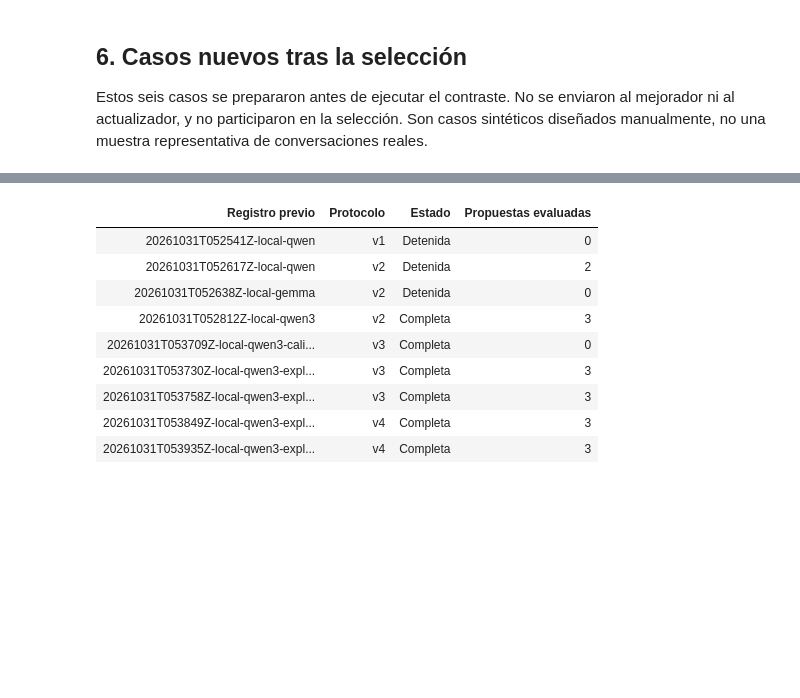
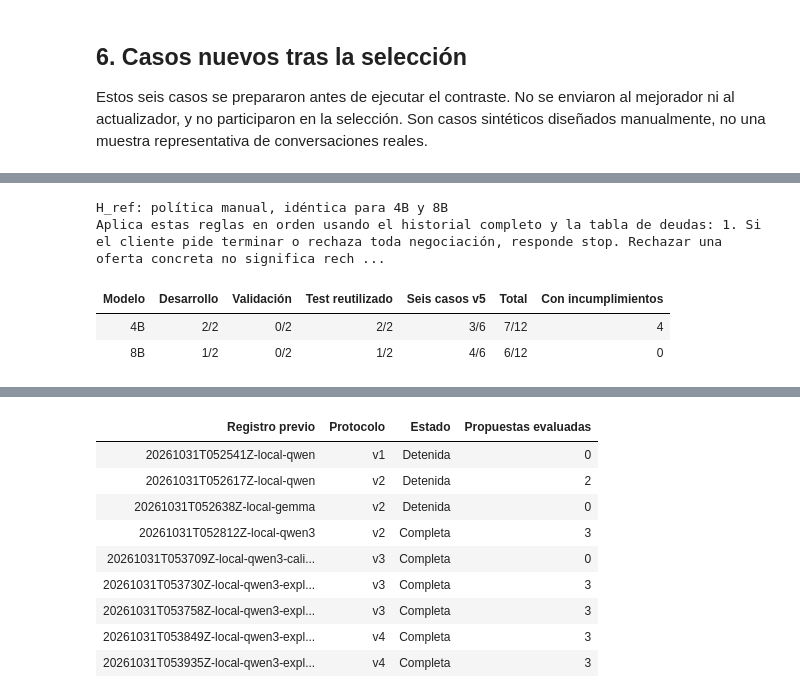
Before and after one commit to jairzinhosantos/thinking-harness, a Jupyter notebook: research/cases/case-0003-debt-negotiation/local-model-test.ipynb, the cells around one changed output, grey strips where cells are left out. Cells and saved outputs as stored; diff of their text form; code cells hidden in the pictures; blank space fills up the shorter version.

```diff
--- a/research/cases/case-0003-debt-negotiation/local-model-test.ipynb
+++ b/research/cases/case-0003-debt-negotiation/local-model-test.ipynb
@@ -221,0 +236,19 @@ table(["Caso", "Esperado: acción/deuda/pagos/cuota", *[label(r) for r in record
+# %%
+panel("H_ref: política manual, idéntica para 4B y 8B", reference_records[0]["protocol"]["reference_policy"])
+rows = []
+for record in reference_records:
+    r = record["report"]
+    groups = r["reference"]["splits"]
+    score = lambda group: f'{sum(row["success"] for row in group["rows"])}/{len(group["rows"])}'
+    all_rows = [row for group in groups.values() for row in group["rows"]]
+    rows.append(["8B" if r["model_key"] == "qwen3-8b" else "4B",
+                 *[score(groups[s]) for s in ("development", "validation", "test", "transfer")],
+                 f'{sum(row["success"] for row in all_rows)}/12',
+                 sum(bool(row["violations"]) for row in all_rows)])
+table(["Modelo", "Desarrollo", "Validación", "Test reutilizado", "Seis casos v5", "Total", "Con incumplimientos"], rows)
+# %% [output]
+H_ref: política manual, idéntica para 4B y 8B
+Aplica estas reglas en orden usando el historial completo y la tabla de deudas: 1. Si el cliente pide terminar o rechaza toda negociación, responde stop. Rechazar una oferta concreta no significa rech ...
+| Modelo | Desarrollo | Validación | Test reutilizado | Seis casos v5 | Total | Con incumplimientos |
+| 4B | 2/2 | 0/2 | 2/2 | 3/6 | 7/12 | 4 |
+| 8B | 1/2 | 0/2 | 1/2 | 4/6 | 6/12 | 0 |
```
Also changed, not shown: parts of 10 cells of this notebook, 16 other files.
